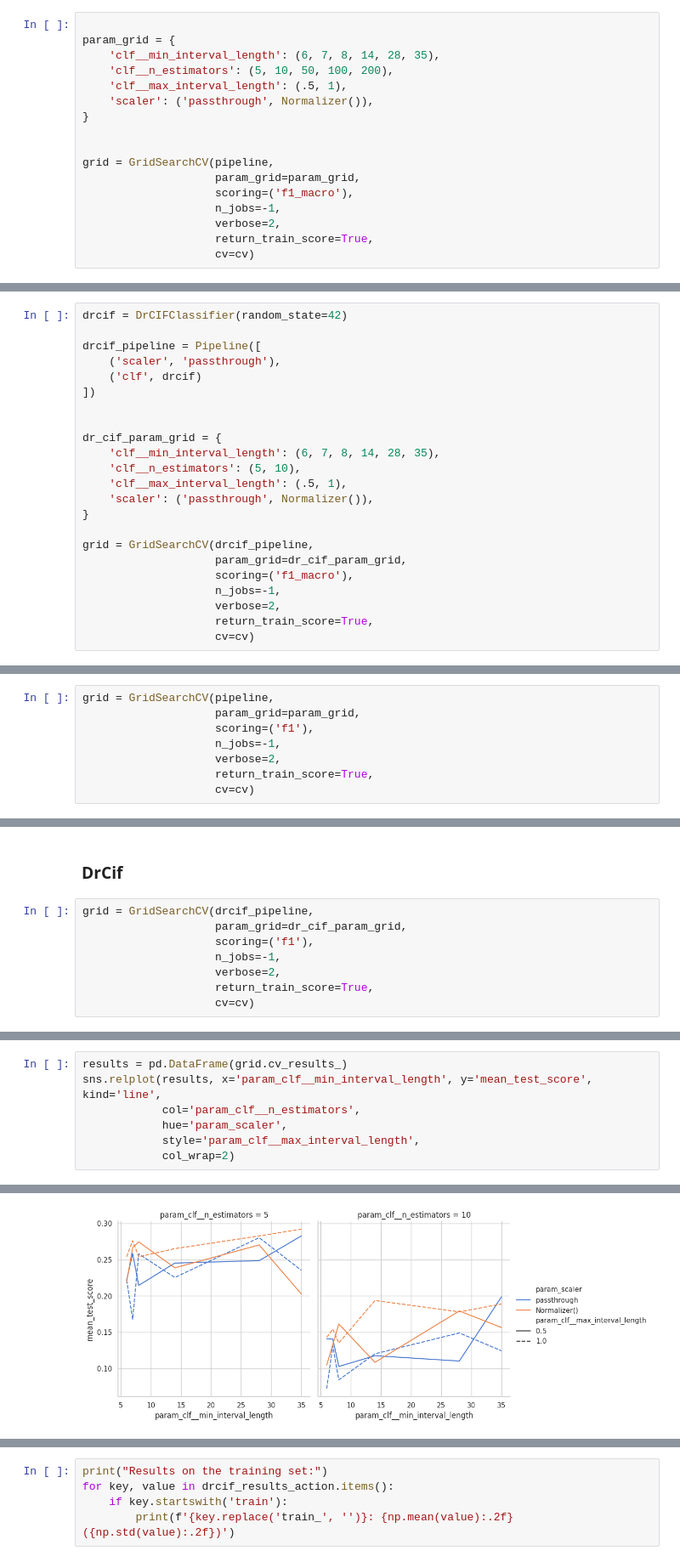
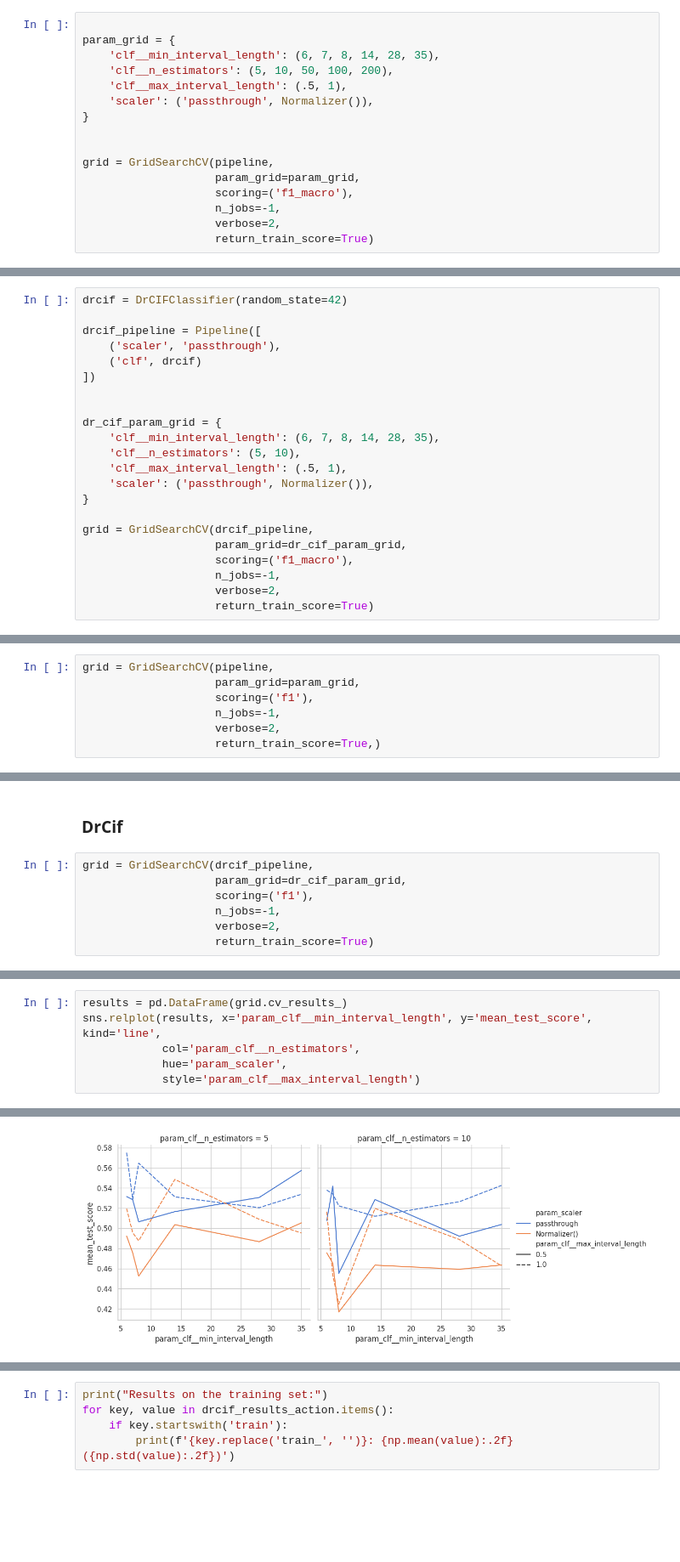
Before and after one commit to g-fabiani4-unipi/dm2_project, a Jupyter notebook: src/time_series/ensemble_interval_based.ipynb, the cells around one changed output, grey strips where cells are left out. Shown at 85% size. Drawn from its saved outputs; the diff is of its cells as text; blank space fills up the shorter version.

```diff
--- a/src/time_series/ensemble_interval_based.ipynb
+++ b/src/time_series/ensemble_interval_based.ipynb
@@ -85,8 +78,7 @@ grid = GridSearchCV(pipeline,
                     scoring=('f1_macro'),
                     n_jobs=-1,
                     verbose=2,
-                    return_train_score=True,
-                    cv=cv)
+                    return_train_score=True)
 # %%
 %%time
 grid.fit(train_X, train_y)
@@ -187,8 +174,7 @@ grid = GridSearchCV(drcif_pipeline,
                     scoring=('f1_macro'),
                     n_jobs=-1,
                     verbose=2,
-                    return_train_score=True,
-                    cv=cv)
+                    return_train_score=True)
 # %%
 %%time
 grid.fit(train_X, train_y)
@@ -291,8 +273,7 @@ grid = GridSearchCV(pipeline,
                     scoring=('f1'),
                     n_jobs=-1,
                     verbose=2,
-                    return_train_score=True,
-                    cv=cv)
+                    return_train_score=True,)
 # %%
 %%time
 grid.fit(train_X, train_y)
@@ -379,8 +359,7 @@ grid = GridSearchCV(drcif_pipeline,
                     scoring=('f1'),
                     n_jobs=-1,
                     verbose=2,
-                    return_train_score=True,
-                    cv=cv)
+                    return_train_score=True)
 # %%
 %%time
 grid.fit(train_X, train_y)
@@ -415,13 +393,12 @@ GridSearchCV(cv=StratifiedKFold(n_splits=5, random_state=42, shuffle=True),
 # %%
 results = pd.DataFrame(grid.cv_results_)
 sns.relplot(results, x='param_clf__min_interval_length', y='mean_test_score', kind='line',
             col='param_clf__n_estimators',
             hue='param_scaler',
-            style='param_clf__max_interval_length',
-            col_wrap=2)
+            style='param_clf__max_interval_length')
 # %% [output]
 <seaborn.axisgrid.FacetGrid at 0x...>
-[figure, old version]
+[figure, new version]
 # %%
 grid.best_params_
 # %% [output]
```
Also changed, not shown: parts of 24 cells of this notebook.
